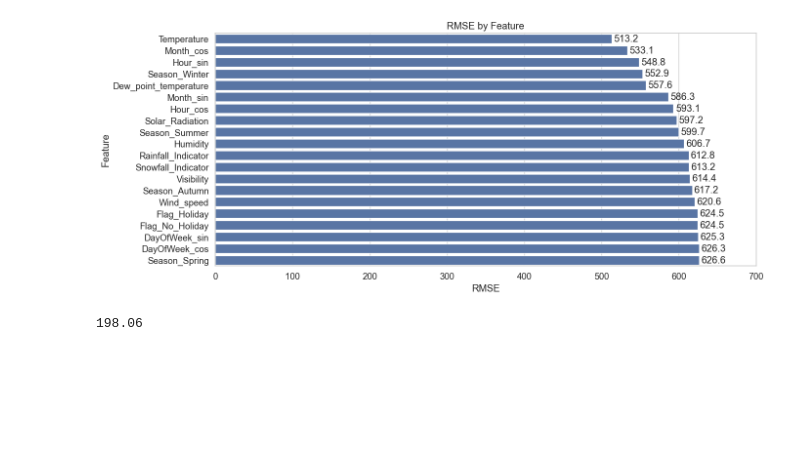
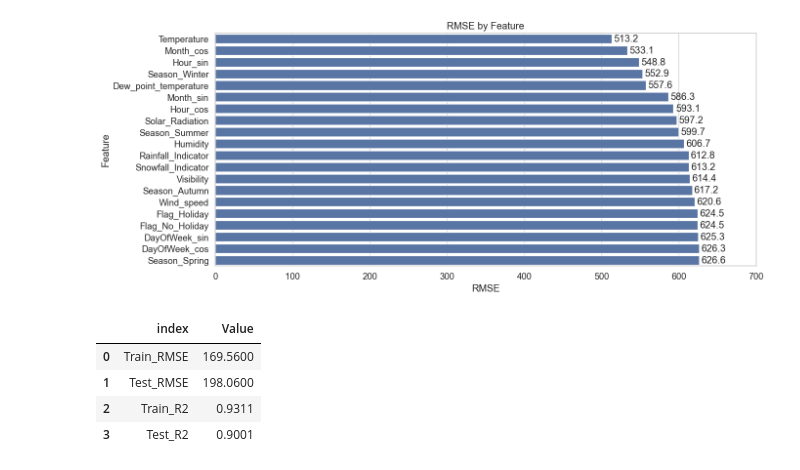
Before and after one commit to MarkThackham/MarkThackham.github.io, a Jupyter notebook: Portfolio/machine-learning/seoul-bike-hire/machine-learning-seoul-bike-hire.ipynb, the cells around one changed output. Cells and saved outputs as stored; diff of their text form; code cells hidden in the pictures; blank space fills up the shorter version.

```diff
--- a/Portfolio/machine-learning/seoul-bike-hire/machine-learning-seoul-bike-hire.ipynb
+++ b/Portfolio/machine-learning/seoul-bike-hire/machine-learning-seoul-bike-hire.ipynb
@@ -545,9 +548,39 @@ plt.show()
 #=================================================================
 # %% [output]
 [figure]
-# %%
-model.fit(X_train[vars], y_train)
-y_pred = model.predict(X_test[vars])
-np.sqrt(mean_squared_error(y_test, y_pred)).round(2)
-# %% [output]
-198.06
+# %%
+#=================================================================
+# Step 10: Modelling
+
+# Final Model
+vars=X_train.columns.to_list()
+
+model2 = XGBRegressor(
+    n_estimators=500,      # number of boosting rounds
+    learning_rate=0.05,    # shrinkage (step size)
+    max_depth=3,           # max depth of trees
+    subsample=0.8,         # subsample ratio of training instances
+    colsample_bytree=0.8,  # subsample ratio of features
+    reg_lambda=1,          # L2 regularization
+    reg_alpha=0,           # L1 regularization
+    random_state=42,
+    eval_metric="rmse"
+)
+
+model2.fit(X_train[vars], y_train)
+y_pred_test = model2.predict(X_test[vars])
+y_pred_train = model2.predict(X_train[vars])
+Train_RMSE = np.sqrt(mean_squared_error(y_train, y_pred_train)).round(2)
+Test_RMSE = np.sqrt(mean_squared_error(y_test, y_pred_test)).round(2)
+Train_R2 = round(r2_score(y_train, y_pred_train), 4)
+Test_R2 = round(r2_score(y_test, y_pred_test), 4)
+#=================================================================
+# %%
+pd.DataFrame([Train_RMSE, Test_RMSE, Train_R2, Test_R2],
+             index=['Train_RMSE', 'Test_RMSE', 'Train_R2', 'Test_R2'], columns=['Value']).reset_index()
+# %% [output]
+|  | index | Value |
+| 0 | Train_RMSE | 169.5600 |
+| 1 | Test_RMSE | 198.0600 |
+| 2 | Train_R2 | 0.9311 |
+| 3 | Test_R2 | 0.9001 |
```
Also changed, not shown: parts of 3 cells of this notebook, 4 other files.
